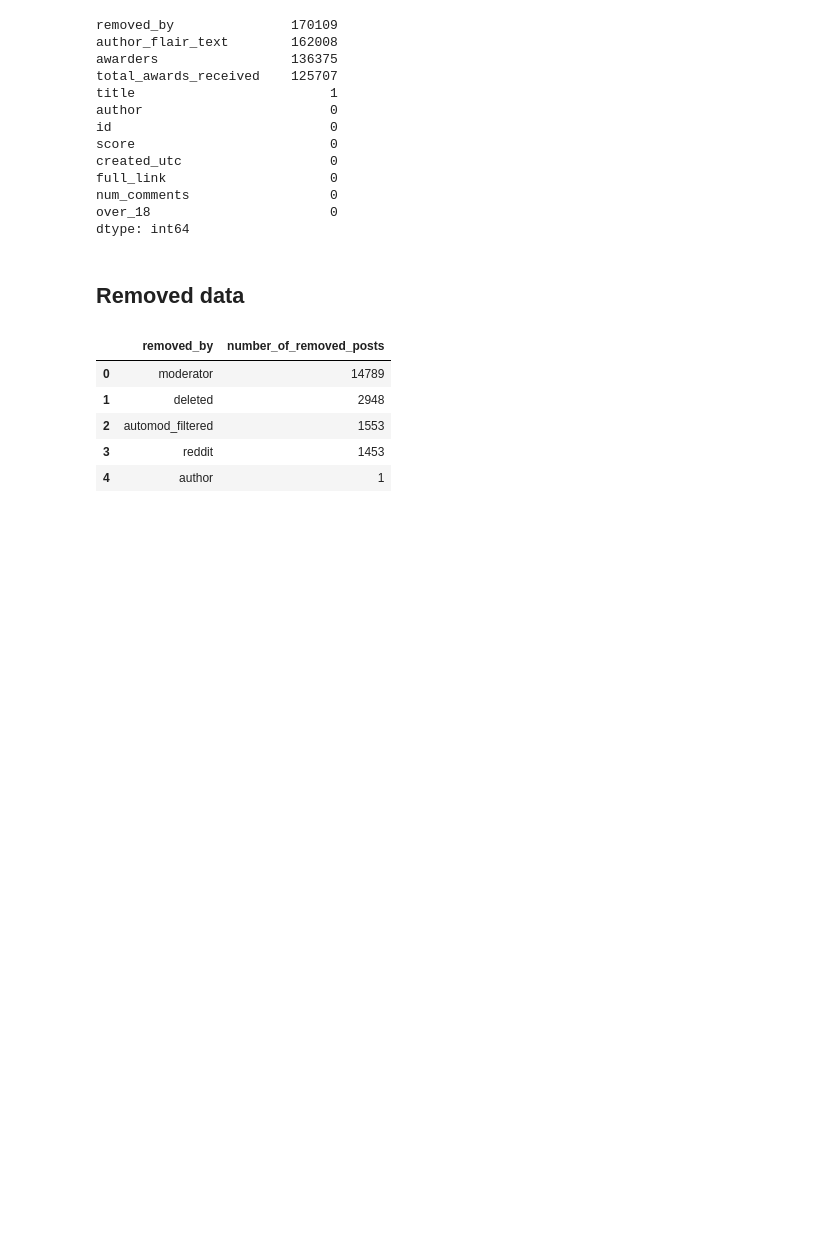
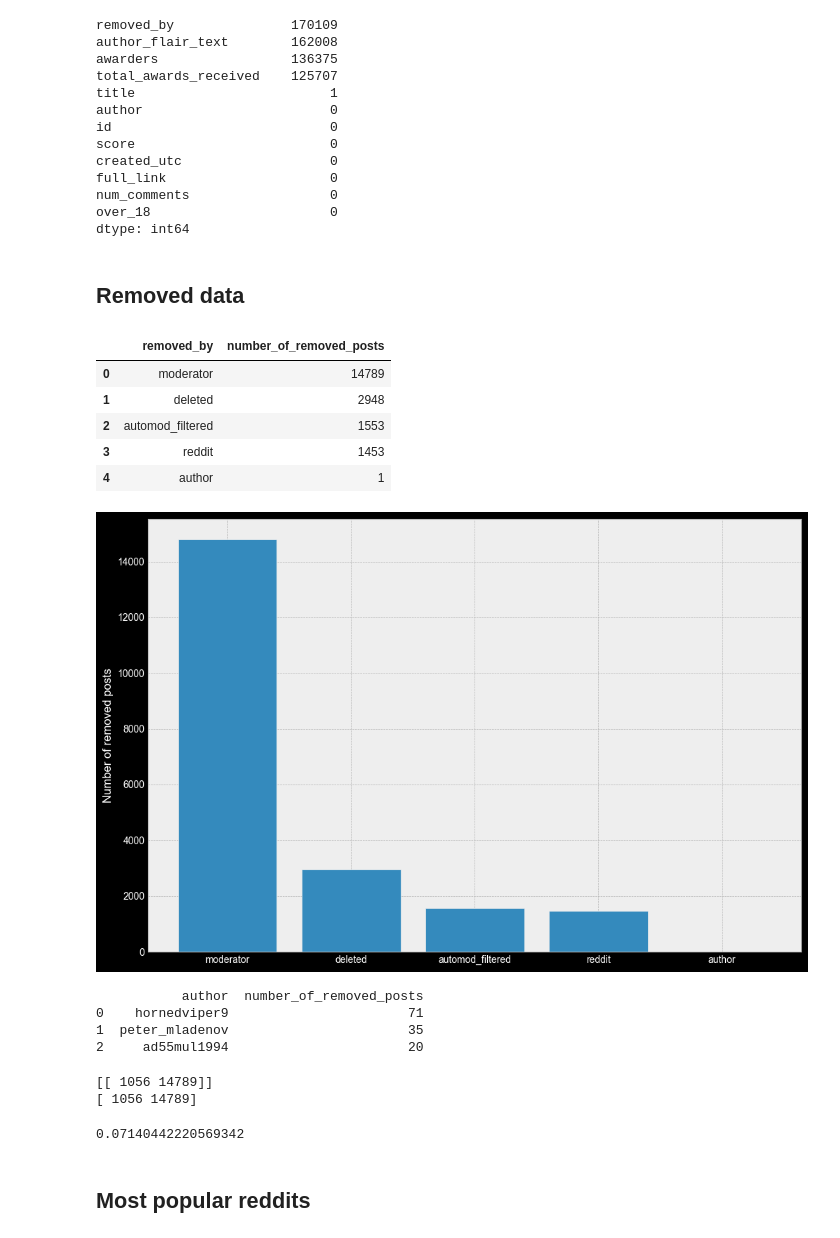
Before and after one commit to krasigarev/Exploratory-Data-Analysis-with-SQL, a Jupyter notebook: eda.ipynb, the cells around one changed output. Drawn from its saved outputs; the diff is of its cells as text; code cells hidden in the pictures; blank space fills up the shorter version.

```diff
--- a/eda.ipynb
+++ b/eda.ipynb
@@ -135,3 +135,66 @@ grouped_df
 | 2 | automod_filtered | 1553 |
 | 3 | reddit | 1453 |
 | 4 | author | 1 |
+# %%
+removed_by = grouped_df['removed_by'].tolist()
+number_of_removed_posts  = grouped_df['number_of_removed_posts'].tolist()
+
+plt.figure(figsize=(12,8))
+plt.ylabel('Number of removed posts')
+plt.bar(removed_by, number_of_removed_posts)
+
+plt.show()
+# %% [output]
+[figure, added]
+# %%
+q2 = """
+    SELECT
+        author, COUNT(id) as number_of_removed_posts
+    FROM df
+    where removed_by = 'moderator'
+    group by author
+    order by 2 DESC
+    LIMIT 3
+"""
+
+print(ps.sqldf(q2, locals()))
+# %% [output]
+           author  number_of_removed_posts
+0    hornedviper9                       71
+1  peter_mladenov                       35
+2     ad55mul1994                       20
+# %%
+q3 = """
+    with Virus as (
+        SELECT
+            id
+        FROM df
+        WHERE removed_by = 'moderator'
+        AND
+        title like '%virus%'
+    )
+
+    SELECT
+        COUNT(v.id) AS virus_removed,
+        count(d.id) AS all_removed
+    FROM df AS d
+    LEFT JOIN virus AS v ON v.id = d.id
+    WHERE d.removed_by = 'moderator'
+"""
+
+removed_moderator_df = ps.sqldf(q3, locals())
+
+print(removed_moderator_df.values)
+print(removed_moderator_df.values[0])
+# %% [output]
+[[ 1056 14789]]
+[ 1056 14789]
+# %%
+virus_removed_id = removed_moderator_df.values[0][0]
+all_removed_id = removed_moderator_df.values[0][1]
+
+print(virus_removed_id / all_removed_id)
+# %% [output]
+0.07140442220569342
+# %% [markdown]
+## Most popular reddits
```
Also changed, not shown: parts of 3 cells of this notebook.
